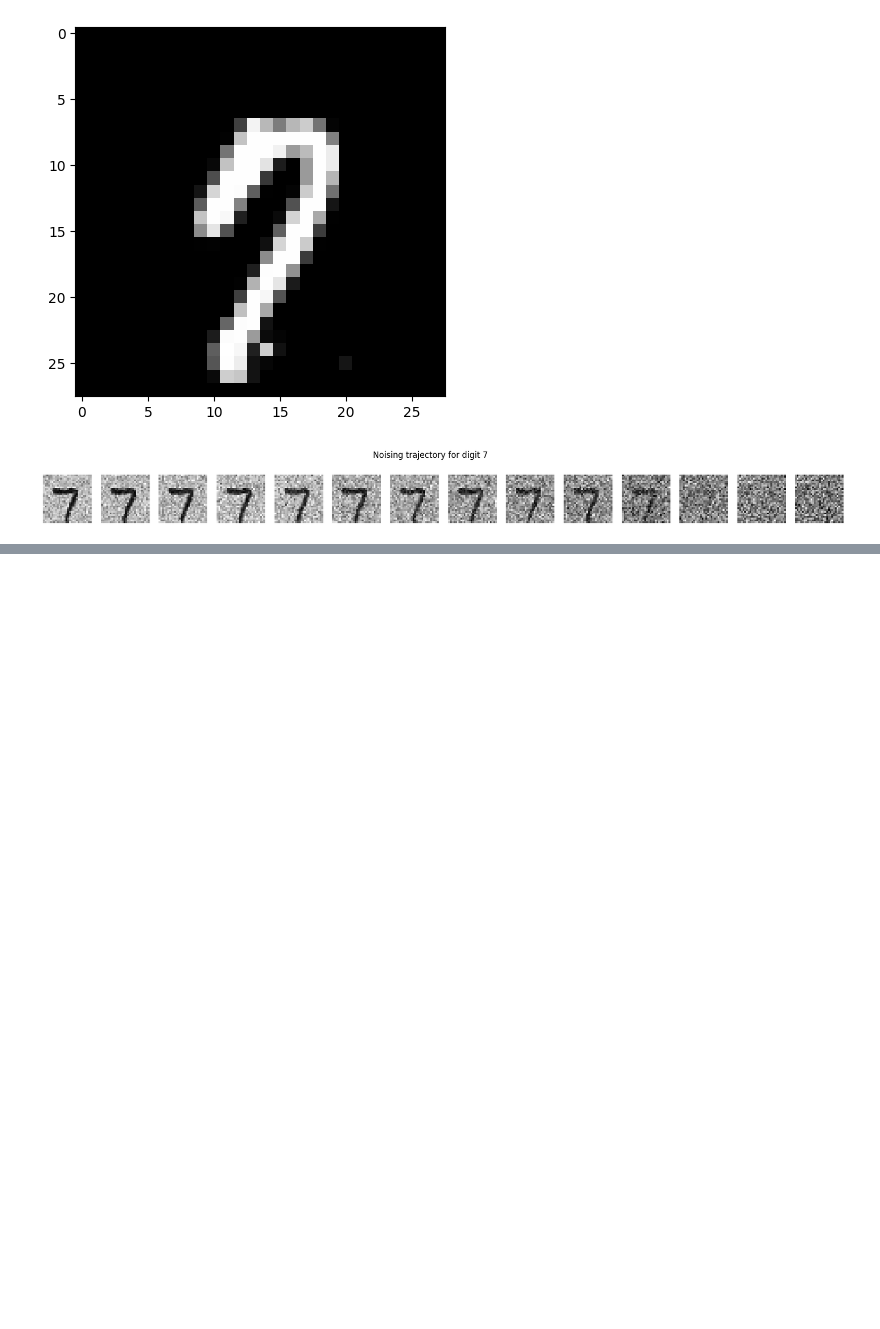
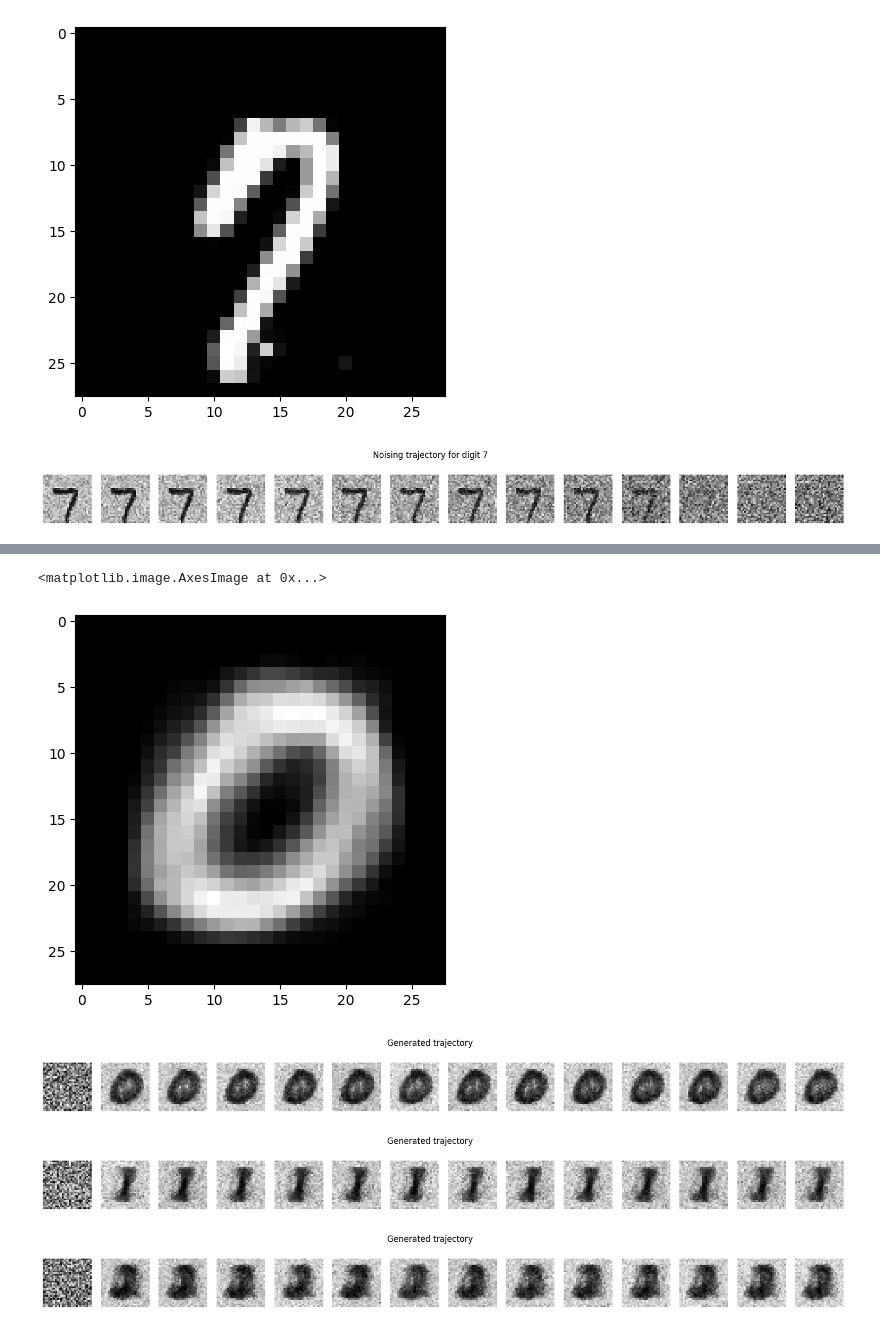
Before and after one commit to misha7b/langevin-gen, a Jupyter notebook: experiments/diffusion_adam_experiment.ipynb, the cells around one changed output, grey strips where cells are left out. Saved outputs shown, nothing was run; the diff lists cells and outputs as text; code cells hidden in the pictures; blank space fills up the shorter version.

```diff
--- a/experiments/diffusion_adam_experiment.ipynb
+++ b/experiments/diffusion_adam_experiment.ipynb
@@ -391,0 +408,63 @@ generate_from_checkpoint("nine_test.pth", snapshots=12, tf=1, dt=1e-3, plot_loss
+# %%
+def create_digit_template(digit, mnist, num_samples=50, device="cpu"):
+
+    samples = []
+    idxs = [i for i, (_, y) in enumerate(mnist) if y == digit]
+
+    selected_idxs = random.sample(idxs, min(num_samples, len(idxs)))
+    for idx in selected_idxs:
+        v, _ = mnist[idx]
+        samples.append(v.view(-1))
+
+    template = torch.stack(samples).mean(dim=0).to(device)
+    return template
+# %%
+template_0 = create_digit_template(0, mnist, num_samples=50, device=device)
+template_1 = create_digit_template(1, mnist, num_samples=50, device=device)
+template_2 = create_digit_template(2, mnist, num_samples=50, device=device)
+plt.imshow(template_0.view(28,28).cpu().numpy(), cmap="gray")
+# %% [output]
+<matplotlib.image.AxesImage at 0x...>
+[figure, added]
+# %%
+hidden_bias = (U @ template_0).to(device)
+
+generate_from_checkpoint(
+    "checkpoints/3digits_test.pth",
+    snapshots=12,
+    tf=2.5,
+    dt=1e-3,
+    digit_bias=hidden_bias,
+    alpha=20.0,
+    plot_loss_curve=False
+)
+# %% [output]
+[figure, added]
+# %%
+hidden_bias = (U @ template_1).to(device)
+
+generate_from_checkpoint(
+    "checkpoints/3digits_test.pth",
+    snapshots=12,
+    tf=2.5,
+    dt=1e-3,
+    digit_bias=hidden_bias,
+    alpha=20.0,
+    plot_loss_curve=False
+)
+# %% [output]
+[figure, added]
+# %%
+hidden_bias = (U @ template_2).to(device)
+
+generate_from_checkpoint(
+    "checkpoints/3digits_test.pth",
+    snapshots=12,
+    tf=2.5,
+    dt=1e-3,
+    digit_bias=hidden_bias,
+    alpha=20.0,
+    plot_loss_curve=False
+)
+# %% [output]
+[figure, added]
```
Also changed, not shown: parts of 8 cells of this notebook, 5 other files.
